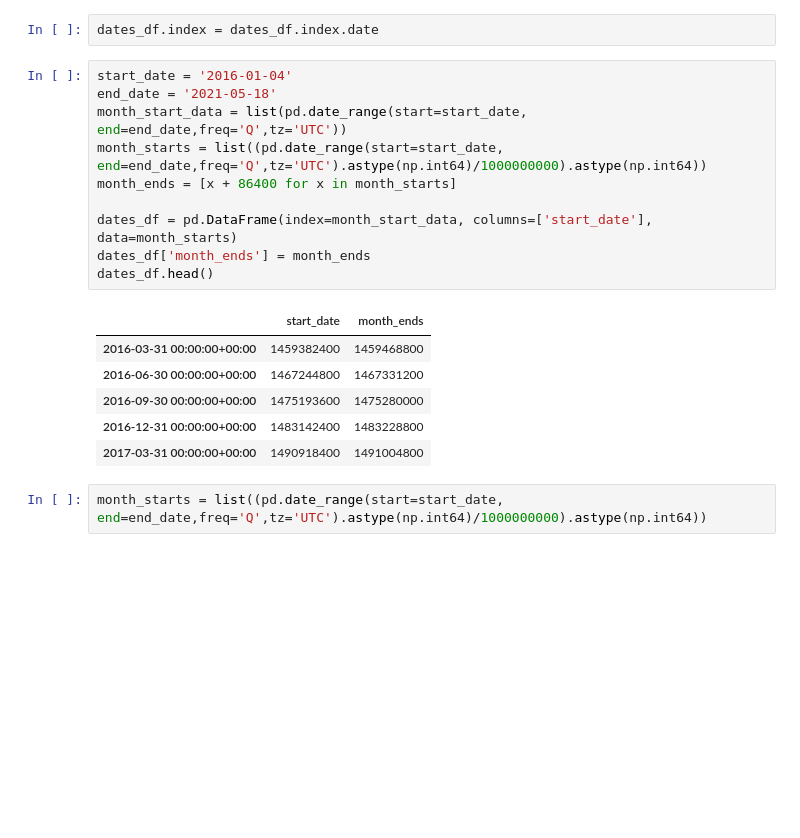
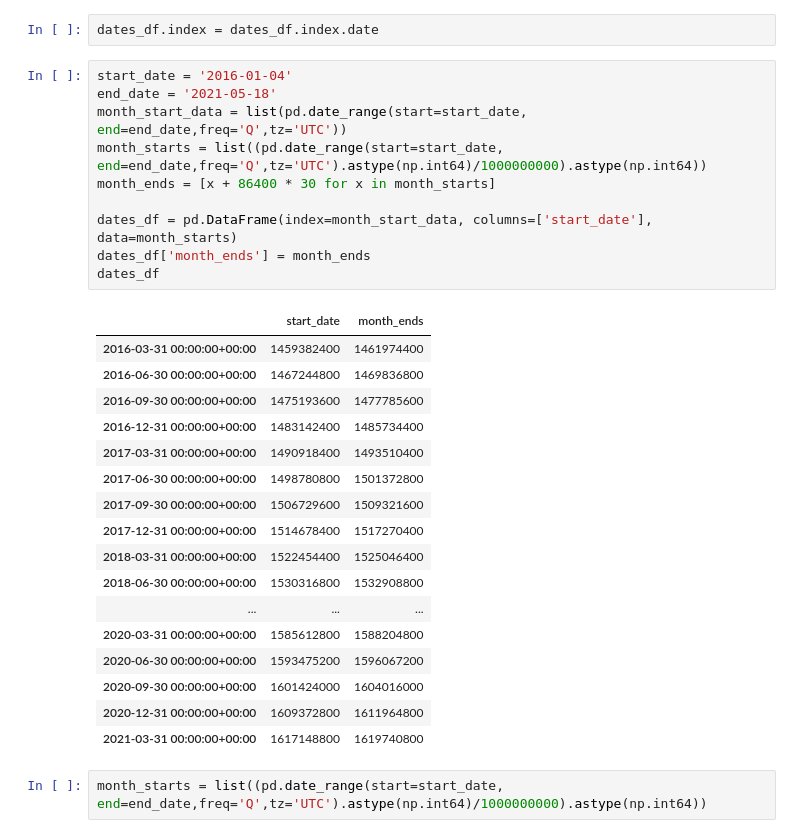
Before and after one commit to Mikhara/Project1, a Jupyter notebook: importing reddit.ipynb, the cells around one changed output. Drawn from its saved outputs; the diff is of its cells as text; blank space fills up the shorter version.

```diff
--- a/importing reddit.ipynb
+++ b/importing reddit.ipynb
@@ -151,20 +139,31 @@ dates_df.index = dates_df.index.date
 # %%
 start_date = '2016-01-04'
 end_date = '2021-05-18'
 month_start_data = list(pd.date_range(start=start_date, end=end_date,freq='Q',tz='UTC'))
 month_starts = list((pd.date_range(start=start_date, end=end_date,freq='Q',tz='UTC').astype(np.int64)/1000000000).astype(np.int64))
-month_ends = [x + 86400 for x in month_starts]
+month_ends = [x + 86400 * 30 for x in month_starts]
 
 dates_df = pd.DataFrame(index=month_start_data, columns=['start_date'], data=month_starts)
 dates_df['month_ends'] = month_ends
-dates_df.head()
+dates_df
 # %% [output]
 |  | start_date | month_ends |
-| 2016-03-31 00:00:00+00:00 | 1459382400 | 1459468800 |
-| 2016-06-30 00:00:00+00:00 | 1467244800 | 1467331200 |
-| 2016-09-30 00:00:00+00:00 | 1475193600 | 1475280000 |
-| 2016-12-31 00:00:00+00:00 | 1483142400 | 1483228800 |
-| 2017-03-31 00:00:00+00:00 | 1490918400 | 1491004800 |
+| 2016-03-31 00:00:00+00:00 | 1459382400 | 1461974400 |
+| 2016-06-30 00:00:00+00:00 | 1467244800 | 1469836800 |
+| 2016-09-30 00:00:00+00:00 | 1475193600 | 1477785600 |
+| 2016-12-31 00:00:00+00:00 | 1483142400 | 1485734400 |
+| 2017-03-31 00:00:00+00:00 | 1490918400 | 1493510400 |
+| 2017-06-30 00:00:00+00:00 | 1498780800 | 1501372800 |
+| 2017-09-30 00:00:00+00:00 | 1506729600 | 1509321600 |
+| 2017-12-31 00:00:00+00:00 | 1514678400 | 1517270400 |
+| 2018-03-31 00:00:00+00:00 | 1522454400 | 1525046400 |
+| 2018-06-30 00:00:00+00:00 | 1530316800 | 1532908800 |
+| ... | ... | ... |
+| 2020-03-31 00:00:00+00:00 | 1585612800 | 1588204800 |
+| 2020-06-30 00:00:00+00:00 | 1593475200 | 1596067200 |
+| 2020-09-30 00:00:00+00:00 | 1601424000 | 1604016000 |
+| 2020-12-31 00:00:00+00:00 | 1609372800 | 1611964800 |
+| 2021-03-31 00:00:00+00:00 | 1617148800 | 1619740800 |
 # %%
 month_starts = list((pd.date_range(start=start_date, end=end_date,freq='Q',tz='UTC').astype(np.int64)/1000000000).astype(np.int64))
 # %%
```
Also changed, not shown: parts of 32 cells of this notebook, 22 other files.
